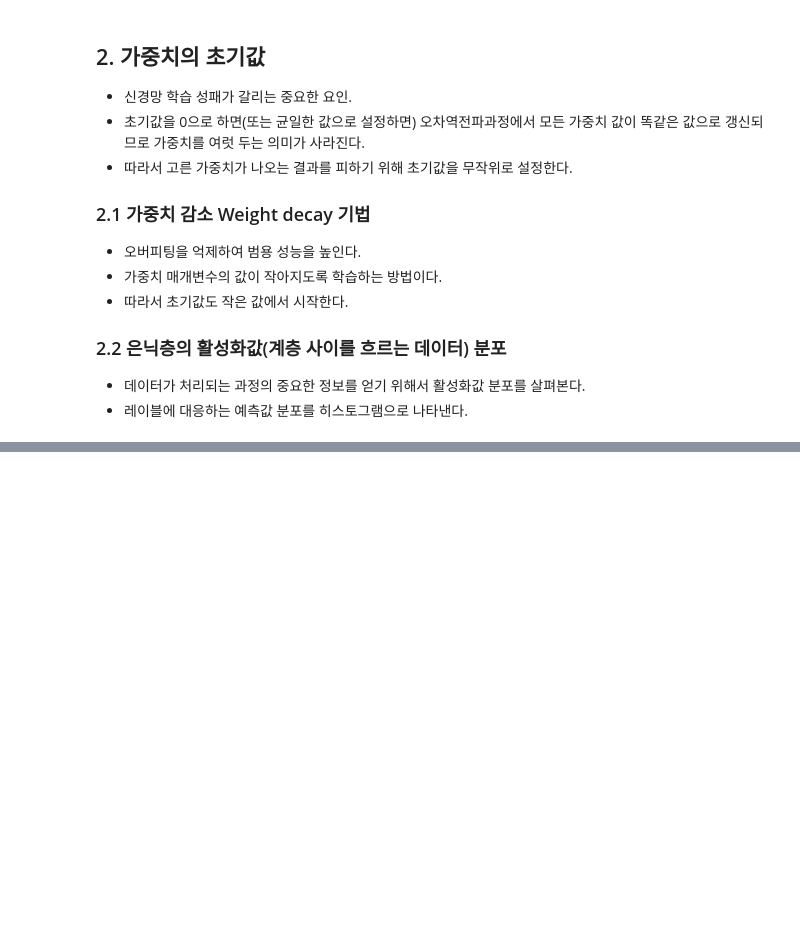
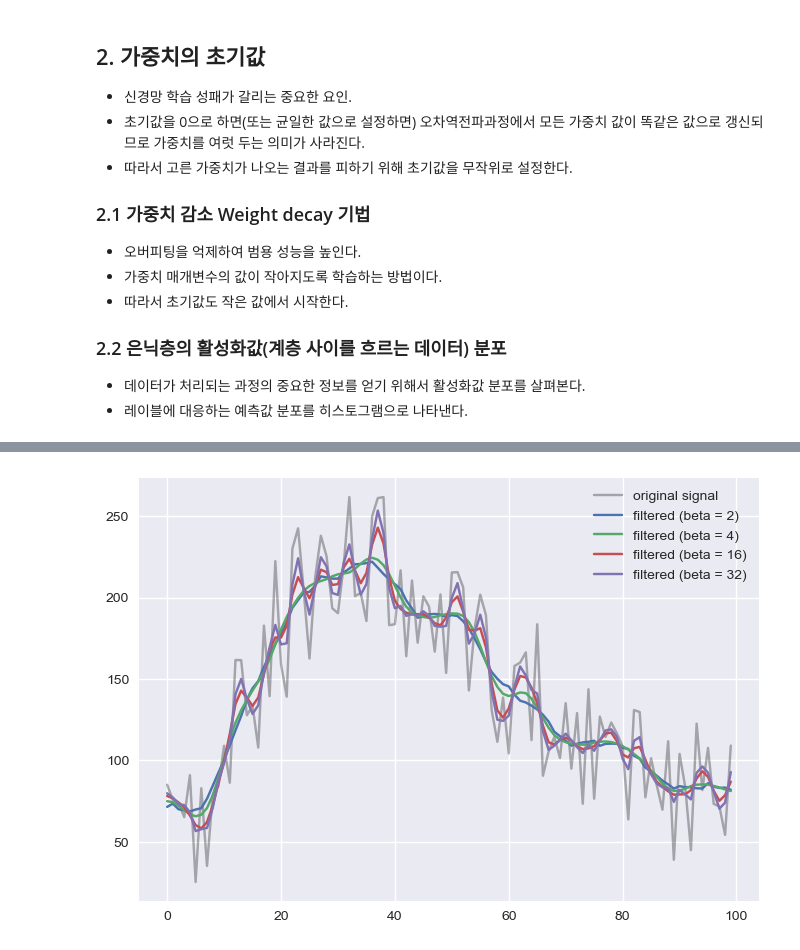
Before and after one commit to PhyCosmos/docs, a Jupyter notebook: ch6.ipynb, the cells around one changed output, grey strips where cells are left out. Cells and saved outputs as stored; diff of their text form; code cells hidden in the pictures; blank space fills up the shorter version.

```diff
--- a/ch6.ipynb
+++ b/ch6.ipynb
@@ -699,0 +799,26 @@ len({"e": 1})
+# %%
+def smooth(x, beta):
+    """ kaiser window smoothing """
+    window_len = 11
+    # extending the data at beginning and the the end
+    # to apply the window at the borders
+    s = np.r_[x[window_len-1:0:-1], x, x[-1:-window_len:-1]]
+    w = np.kaiser(window_len, beta)
+    y = np.convolve(w/w.sum(), s, mode='valid')
+    return y[5:len(y)-5]
+# %%
+# random data generation
+y = np.random.random(100)*100
+for i in range(100):
+ y[i]=y[i]+i**((150-i)/80.0) # modifies the trend
+
+# smoothing the data
+pylab.figure(1)
+pylab.plot(y,'-k',label="original signal",alpha=.3)
+for b in beta:
+ yy = smooth(y,b)
+ pylab.plot(yy,label="filtered (beta = "+str(b)+")")
+pylab.legend()
+pylab.show()
+# %% [output]
+[figure, added]
```
Also changed, not shown: parts of 11 cells of this notebook, 10 other files.
